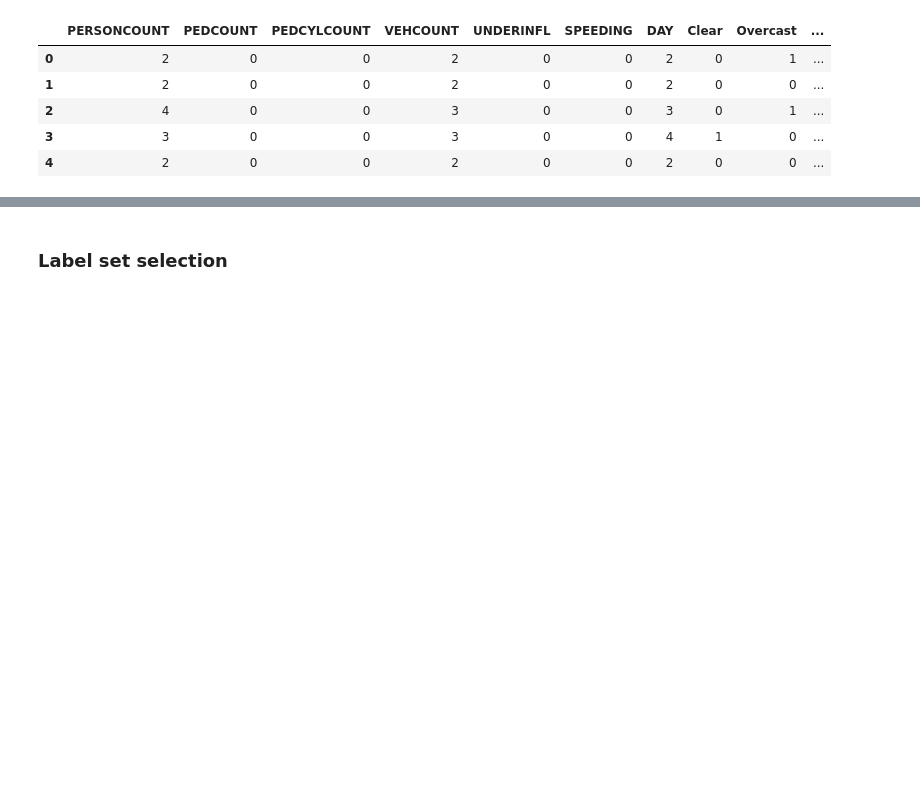
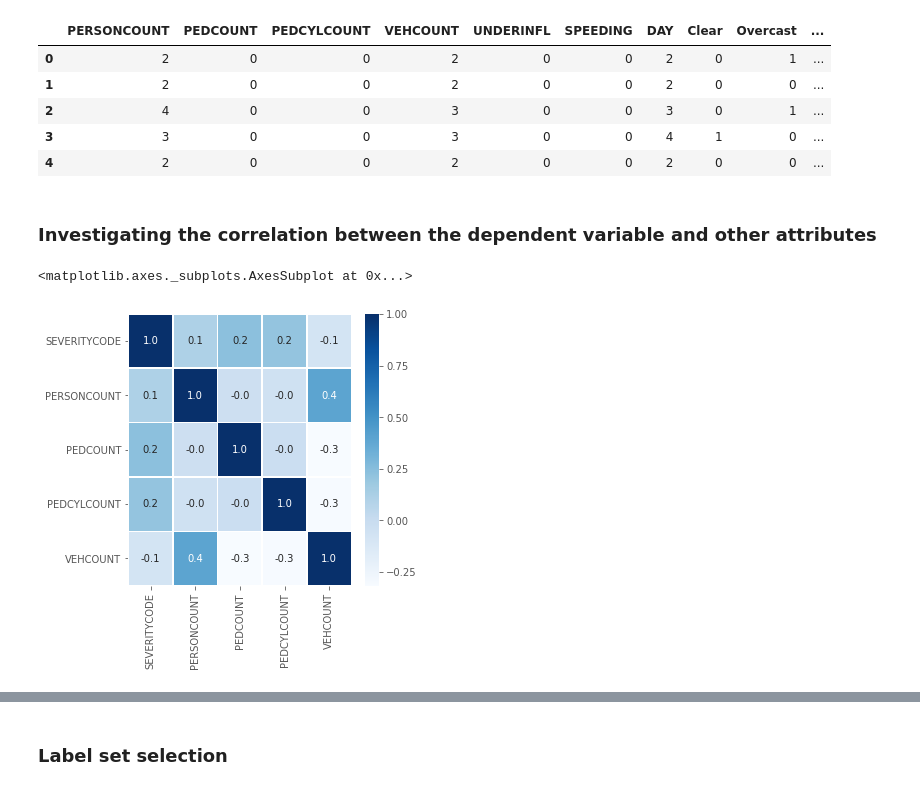
Before and after one commit to emrecanokten/coursera_capstone, a Jupyter notebook: Applied Data Science Capstone.ipynb, the cells around one changed output, grey strips where cells are left out. Cells and saved outputs as stored; diff of their text form; code cells hidden in the pictures; blank space fills up the shorter version.

Commit message:
Addition of correlation metrics.

```diff
--- a/Applied Data Science Capstone.ipynb
+++ b/Applied Data Science Capstone.ipynb
@@ -426,3 +426,19 @@ X[0:5]
 | 2 | 4 | 0 | 0 | 3 | 0 | 0 | 3 | 0 | 1 | ... |
 | 3 | 3 | 0 | 0 | 3 | 0 | 0 | 4 | 1 | 0 | ... |
 | 4 | 2 | 0 | 0 | 2 | 0 | 0 | 2 | 0 | 0 | ... |
+# %% [markdown]
+### Investigating the correlation between the dependent variable and other attributes
+# %%
+# for continuous variables
+
+df_corr1 = Feature[['PERSONCOUNT', 'PEDCOUNT', 'PEDCYLCOUNT', 'VEHCOUNT']]
+df_corr1 = pd.concat([df_c['SEVERITYCODE'],df_corr1], axis=1)
+
+# plotting the correlation matrix
+
+sns.set_palette('deep')
+plt.figure(figsize = (5,5))
+sns.heatmap(df_corr1.corr(), annot = True, linewidths = .5, fmt = '.01f', cmap = 'Blues')
+# %% [output]
+<matplotlib.axes._subplots.AxesSubplot at 0x...>
+[figure, added]
```
Also changed, not shown: parts of 5 cells of this notebook.
